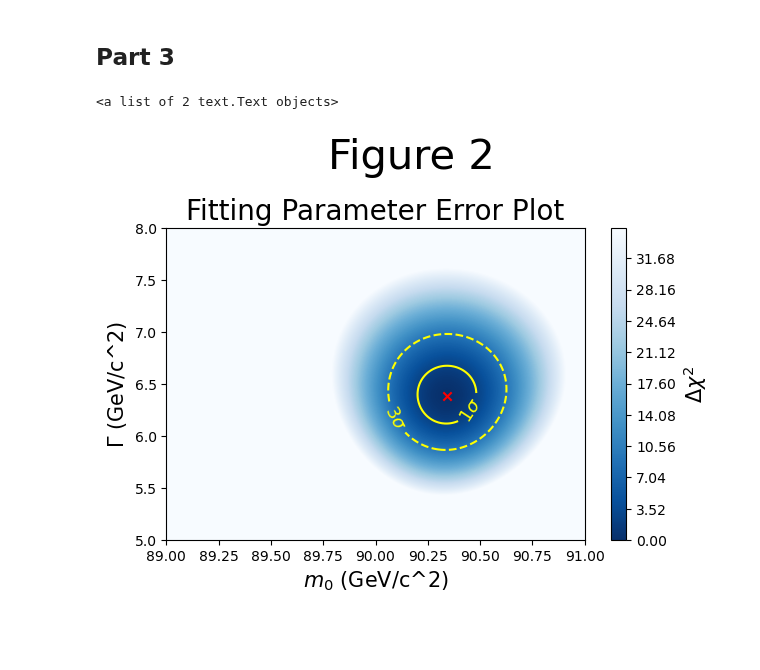
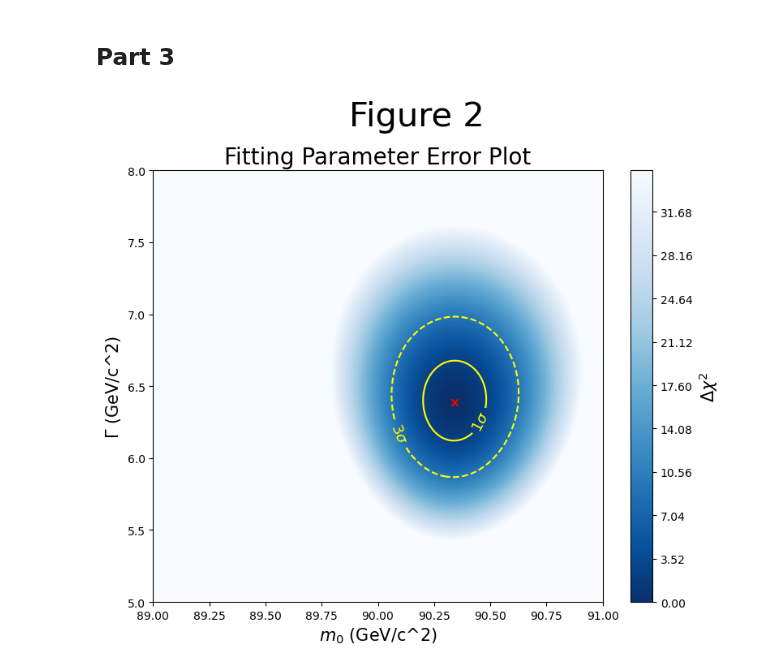
Before and after one commit to MatthewPrem/PHYS265-spring25, a Jupyter notebook: Lab3/Lab 3.ipynb, the cells around one changed output. Saved outputs shown, nothing was run; the diff lists cells and outputs as text; code cells hidden in the pictures; blank space fills up the shorter version.

Commit message:
Comments and figure files

```diff
--- a/Lab3/Lab 3.ipynb
+++ b/Lab3/Lab 3.ipynb
@@ -112,39 +128,47 @@ axd.set_ylabel("Counts",fontsize=15);
 test_m0 = np.linspace(89,91,300) #GeV/c^2
 test_gamma = np.linspace(5,8,300) #GeV/c^2
 
-chi2s = np.zeros((len(test_m0),len(test_gamma)))
+chi2s = np.zeros((len(test_m0),len(test_gamma))) #initialize memory
 
+#calculate chi2 values over a range of possible fitting parameters
 for i in range(len(test_m0)):
     for j in range(len(test_gamma)):
         m = test_m0[i]
         g = test_gamma[j]
         model = D(dataX,m,g)
         chi2 = np.sum(((model-dataY)/(s_n[mask]))**2)
         chi2s[j,i]=chi2
 
-deltaChi2s = chi2s-np.min(chi2s)
-deltaChi2s = np.clip(deltaChi2s,0,35)
 
-X,Y = np.meshgrid(test_m0,test_gamma)
+deltaChi2s = chi2s-np.min(chi2s) #shift all chi-squared values down by the minimum chi-squared value
+deltaChi2s = np.clip(deltaChi2s,0,35) #clip Delta chi-squred values to 35 so detail can still be seen close to the correct values
 
-fig, ax = plt.subplots(1,1)
+X,Y = np.meshgrid(test_m0,test_gamma) #meshgrid for plotting
+
+#plot the gradient portion of the figure
+fig, ax = plt.subplots(1,1,figsize=(8,7))
 cf= ax.contourf(X,Y,deltaChi2s,levels=500,cmap="Blues_r")
+#add colorbar
 cbar=fig.colorbar(cf)
 cbar.set_label("$\\Delta\\chi^2$",fontsize=15)
+#add countours at the 1 and 3 sigma levels and add a marker at the values found by the optimizer
 CS = ax.contour(X,Y,deltaChi2s, levels=(2.3,9.21),colors=["yellow"],linestyles=["solid","dashed"])
+ax.scatter(m0,gamma,marker="x",color="red")
+
+#make the figure nicer looking and add labels
 fig.suptitle("Figure 2", fontsize=30)
 ax.set_title("Fitting Parameter Error Plot",fontsize=20)
 ax.set_xlabel("$m_0$ (GeV/c^2)",fontsize=15)
 ax.set_ylabel("$\\Gamma$ (GeV/c^2)",fontsize=15)
-ax.scatter(m0,gamma,marker="x",color="red")
 fig.tight_layout()
 
+#add labels to the contour lines
 fmt = {}
 strs = ["$1\\sigma$", "$3\\sigma$"]
 for l, s in zip(CS.levels, strs):
     fmt[l] = s
 
 ax.clabel(CS,CS.levels,fmt=fmt,fontsize=13)
+fig.savefig("Figure 2.png")
 # %% [output]
-<a list of 2 text.Text objects>
-[figure, old version]
+[figure, new version]
```
Also changed, not shown: parts of 5 cells of this notebook, 2 other files.
